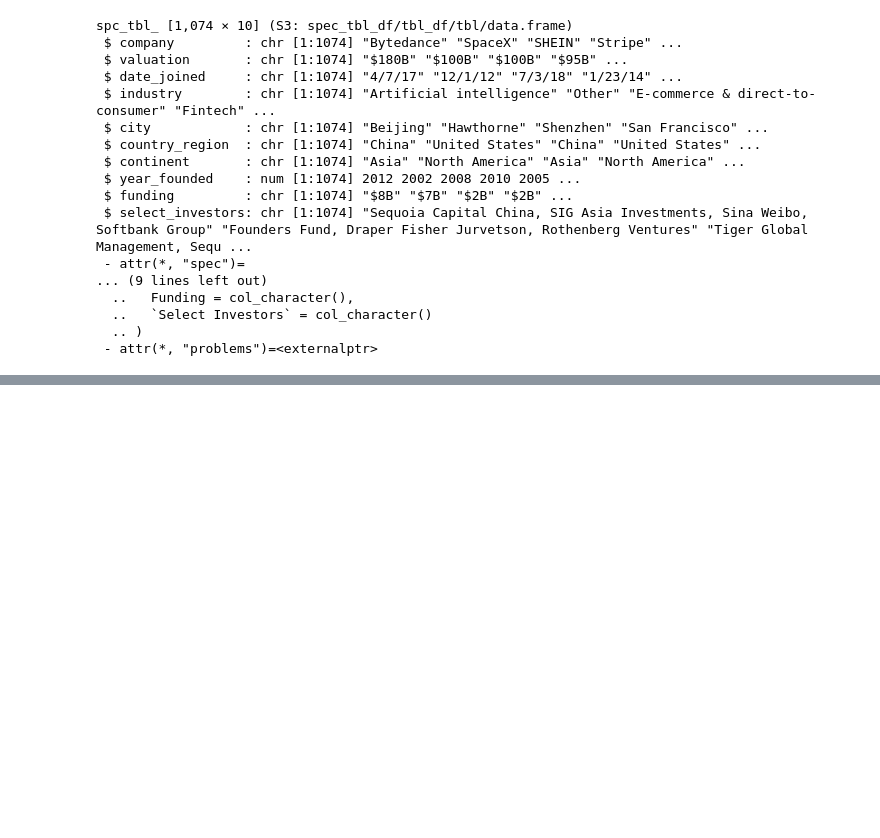
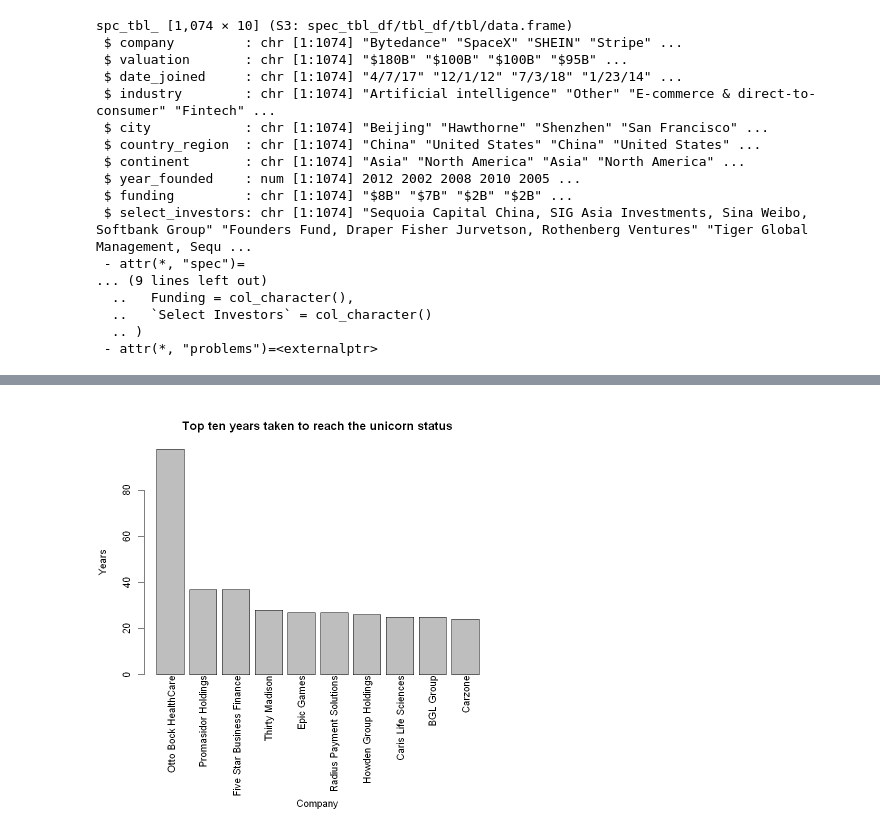
Before and after one commit to tros01/google_advanced_data_analytics, a Jupyter notebook: ga3_unicorns_r.ipynb, the cells around one changed output, grey strips where cells are left out. Cells and saved outputs as stored; diff of their text form; code cells hidden in the pictures; blank space fills up the shorter version.

```diff
--- a/ga3_unicorns_r.ipynb
+++ b/ga3_unicorns_r.ipynb
@@ -166,0 +173,27 @@ A tibble: 10 × 11
+# %%
+# Compute the time it took companies to reach unicorn status
+plot_df <- df |>
+   mutate(years_till_joined = year_joined - year_founded) |>
+   arrange(desc(years_till_joined)) |>
+   slice(1:10)
+# %%
+# Visualise the time it took companies to reach unicorn status
+par(mar = c(12, 4, 4, 2))  # Increase bottom margin for rotated labels
+
+bp <- barplot(
+    plot_df$years_till_joined,
+    names.arg = "",  # Suppress default labels
+    main = "Top ten years taken to reach the unicorn status",
+    xlab = "",
+    ylab = "Years"
+)
+
+text(x = bp,
+     y = -0.5,
+     labels = plot_df$company,
+     xpd = TRUE,
+     srt = 90,
+     adj = 1)   # Right-align
+mtext("Company", side = 1, line = 10)  # Add x-axis label
+# %% [output]
+[figure, added]
```
Also changed, not shown: parts of 6 cells of this notebook.
